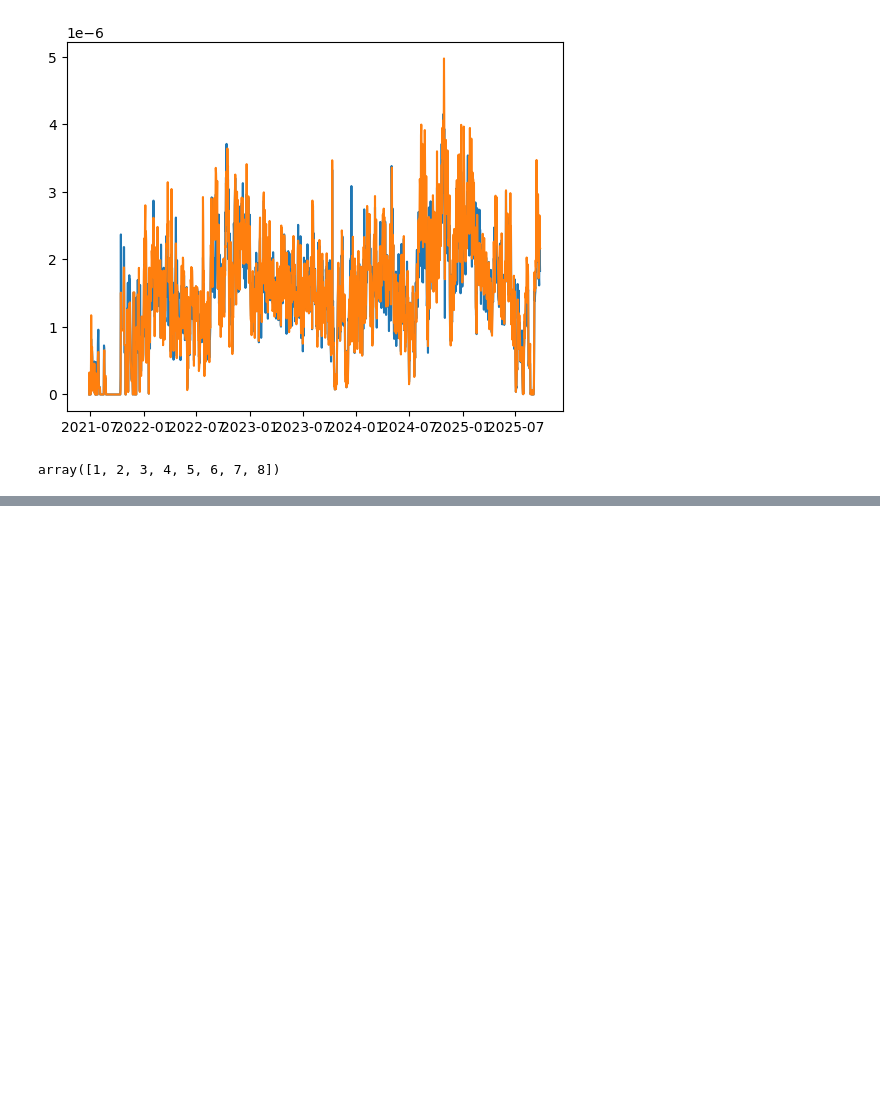
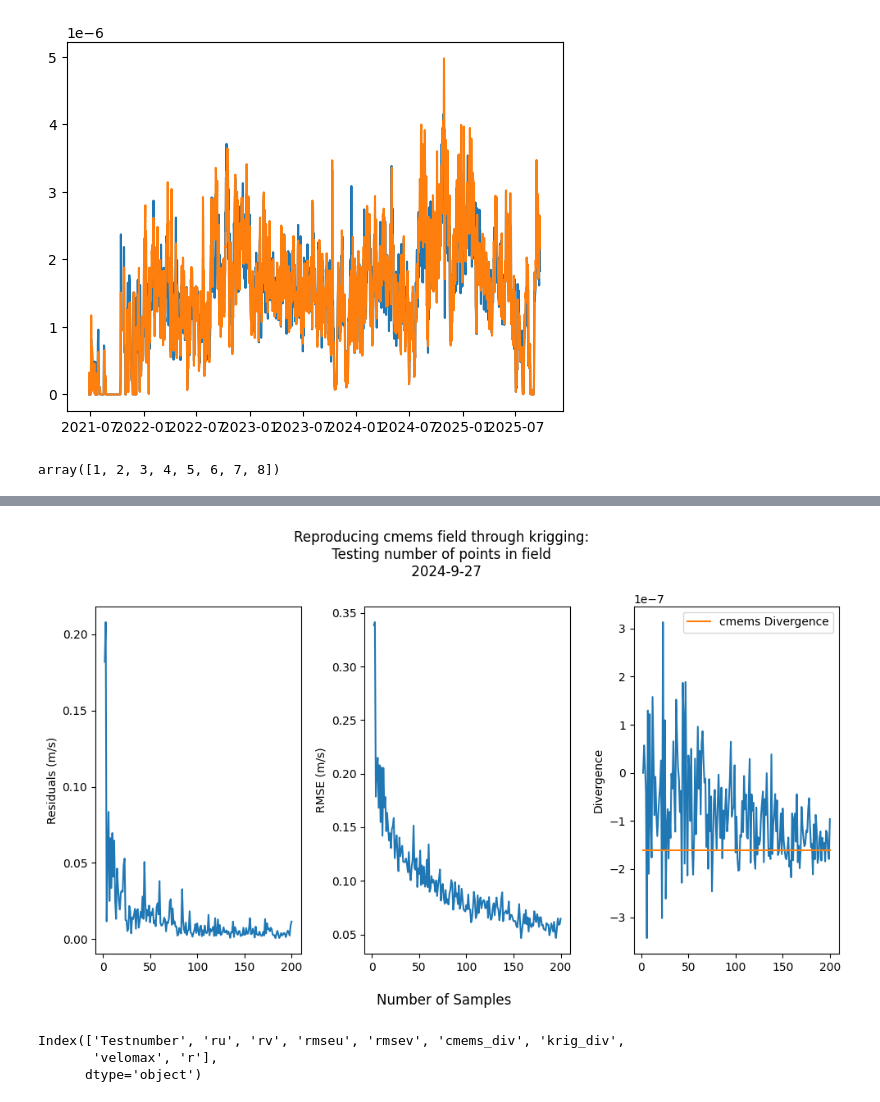
Before and after one commit to Colin-zerfass/fate-core, a Jupyter notebook: Code/Divergence.ipynb, the cells around one changed output, grey strips where cells are left out. Drawn from its saved outputs; the diff is of its cells as text; code cells hidden in the pictures; blank space fills up the shorter version.

```diff
--- a/Code/Divergence.ipynb
+++ b/Code/Divergence.ipynb
@@ -533,0 +616,4 @@ array([1, 2, 3, 4, 5, 6, 7, 8])
+# %%
+dsn = pd.read_csv("Data/krigging_test_stats_nsamples.csv")
+dsn.columns
+print(dsn.velomax) ## cmems max speed is 0.739472
@@ -533,0 +633,30 @@ array([1, 2, 3, 4, 5, 6, 7, 8])
+# %%
+fig, ax = plt.subplots(1,3, figsize = (10,6))
+ax[0].plot(dsn.samples, np.sqrt(dsn.ru**2 + dsn.rv**2))
+ax[1].plot(dsn.samples, np.sqrt(dsn.rmseu**2 + dsn.rmsev**2))
+ax[2].plot(dsn.samples, (dsn.krig_div))
+ax[2].plot(dsn.samples, dsn.cmems_div, label = "cmems Divergence")
+ax[2].plot()
+fig.supxlabel("Number of Samples")
+fig.suptitle("Reproducing cmems field through krigging: \n Testing number of points in field  \n 2024-9-27")
+ax[0].set_ylabel("Residuals (m/s)")
+
+ax[1].set_ylabel("RMSE (m/s)")
+ax[2].set_ylabel("Divergence")
+ax[2].legend()
+
+fig.tight_layout()
+# %% [output]
+[figure, added]
+# %%
+ds40 = pd.read_csv("Data/krigging_test_stats.csv")
+ds40 = ds40.rename(columns = {"Unnamed: 0": "Testnumber"})
+ds40["r"] = (np.sqrt(ds40.ru**2 + ds40.rv**2))
+var_r = np.var(ds40.r)
+mean_r = (np.sqrt(ds40.ru**2 + ds40.rv**2)).mean()
+div_mean = np.mean(ds40.krig_div)
+ds40.columns
+# %% [output]
+Index(['Testnumber', 'ru', 'rv', 'rmseu', 'rmsev', 'cmems_div', 'krig_div',
+       'velomax', 'r'],
+      dtype='object')
```
Also changed, not shown: parts of 12 cells of this notebook, 13 other files.
